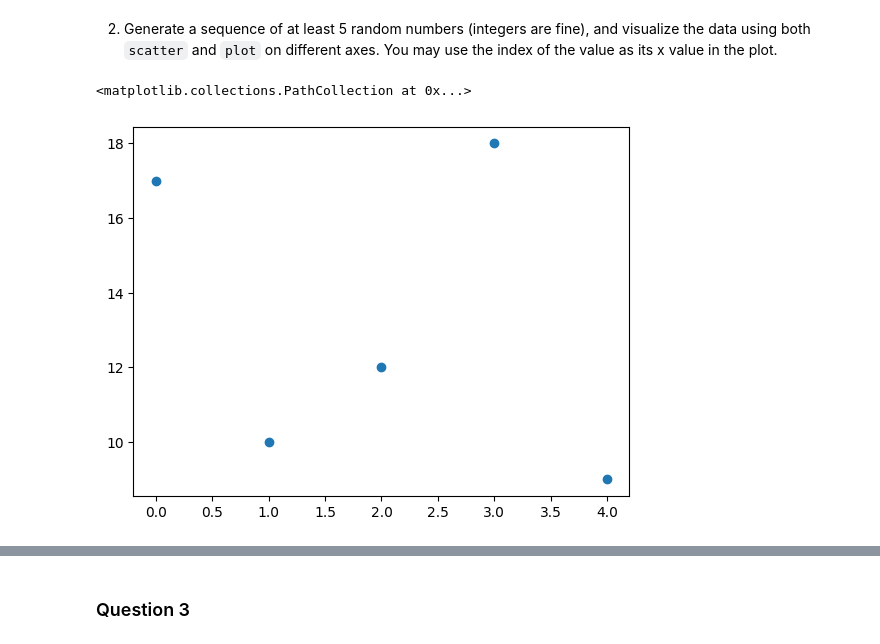
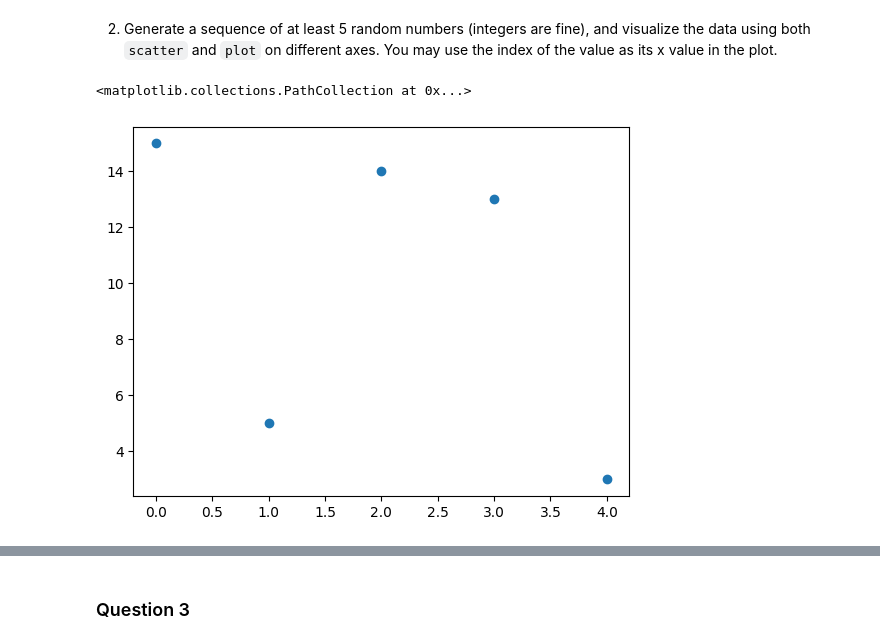
Before and after one commit to Stone-Snevets/web-03-pyplot, a Jupyter notebook: pyplot.ipynb, the cells around one changed output, grey strips where cells are left out. Drawn from its saved outputs; the diff is of its cells as text; code cells hidden in the pictures.

```diff
--- a/pyplot.ipynb
+++ b/pyplot.ipynb
@@ -38,25 +38,30 @@ Text(0.5, 1.0, 'Frequency of Each Character')
 ### Question 2
 # %% [markdown]
 2. Generate a sequence of at least 5 random numbers (integers are fine), and visualize the data using both `scatter` and `plot` on different axes.  You may use the index of the value as its x value in the plot.
-# %%
-# Create a sequence of random numbers
-#-> Since using modules other than matplotlib and pyplot are disallowed,
-#   I used a random number generator for 5 numbers between 1 and 20
-seq = [17, 10, 12, 18, 9]
-
-# Create a list for the x axis
-#-> Generate an empty list
-x = list()
-#-> Fill in list
-for i in range(len(seq)):
-    x.append(i)
-
-# Visualize data
-#-> Scatter
-plt.scatter(x, seq)
-# %% [output]
-<matplotlib.collections.PathCollection at 0x...>
-[figure, removed]
+# %%
+# Imports
+import numpy as np
+
+# Select how many variables we want
+NUM_NUMS = 5
+
+# Create 2 empty lists
+x = list() #-> the x axis
+seq = list() #-> the sequence of random numbers
+
+# For each element
+for i in range(NUM_NUMS):
+    # Add index element to "x"
+    x.append(i)
+    # Add random number to "seq"
+    seq.append(np.random.randint(20))
+
+# Visualize data
+#-> Scatter
+plt.scatter(x, seq)
+# %% [output]
+<matplotlib.collections.PathCollection at 0x...>
+[figure, added]
 # %%
 #-> Plot
 plt.plot(x, seq)
```
Also changed, not shown: parts of 3 cells of this notebook, 1 other file.
